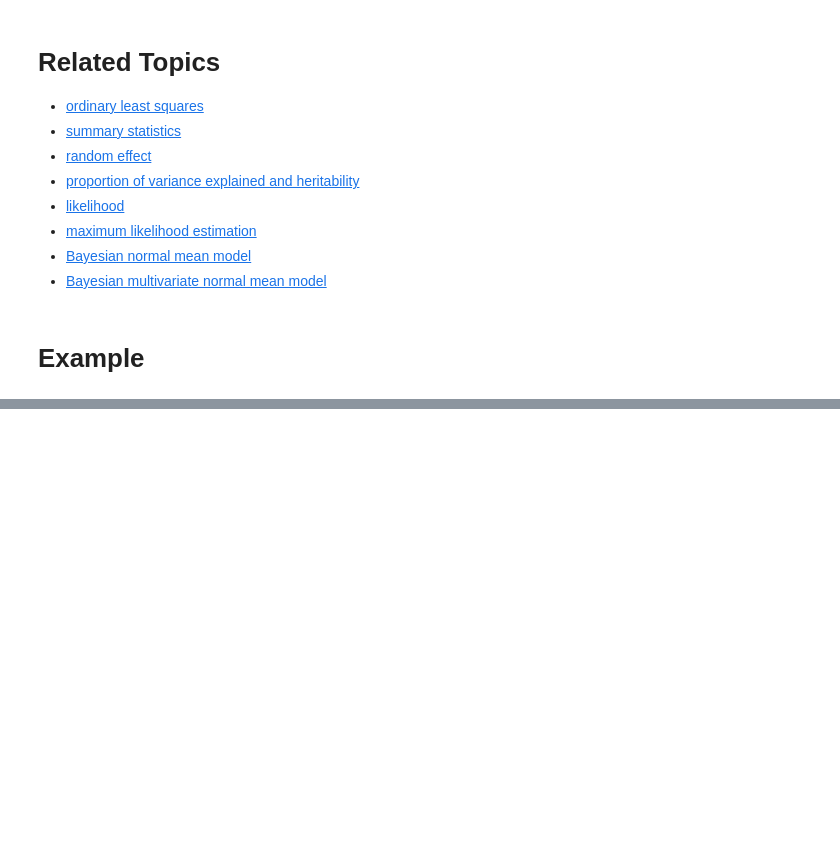
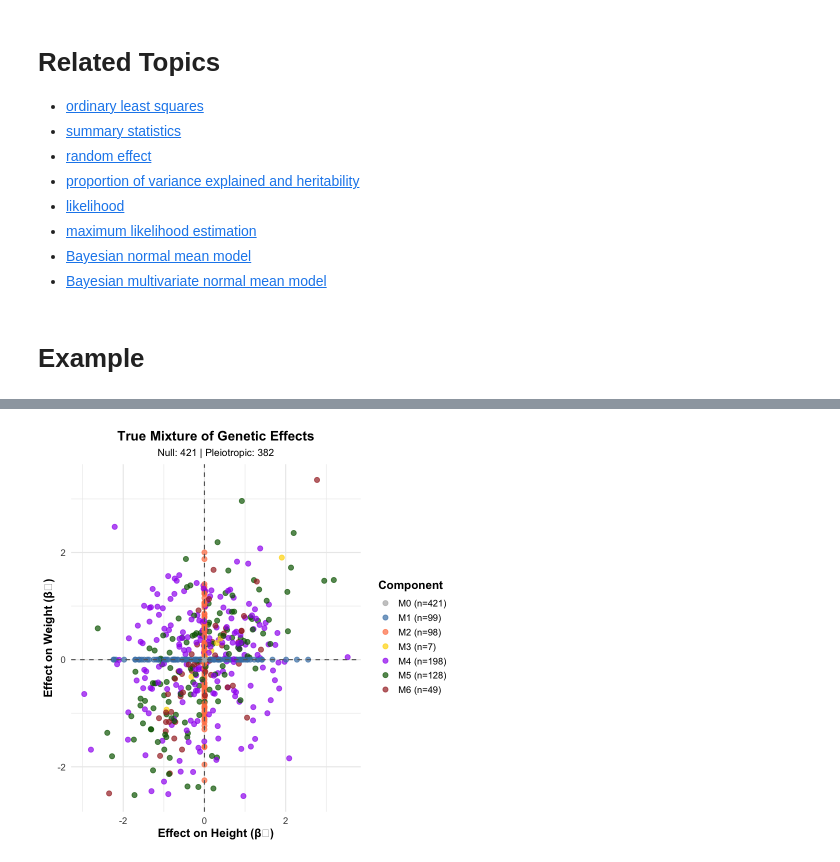
Before and after one commit to StatFunGen/statgen-primer, a Jupyter notebook: Bayesian_mixture_model.ipynb, the cells around one changed output, grey strips where cells are left out. Drawn from its saved outputs; the diff is of its cells as text; code cells hidden in the pictures; blank space fills up the shorter version.

```diff
--- a/Bayesian_mixture_model.ipynb
+++ b/Bayesian_mixture_model.ipynb
@@ -736,0 +206,10 @@ The following objects are masked from 'package:base':
+# %%
+# Summary statistics
+null_variants <- sum(component_assignments == "M0")
+nonpleiotropic_variants <- sum(component_assignments %in% c("M0", "M1", "M2"))
+pleiotropic_variants <- sum(component_assignments %in% c("M3", "M4", "M5", "M6"))
+component_counts <- table(component_assignments)
+
+cat("\nGenerated effect sizes for", M, "variants:\n")
+component_counts
+models_df
@@ -736,0 +231,35 @@ The following objects are masked from 'package:base':
+# %%
+# Visualize the mixture of effect sizes
+component_colors <- c("M0" = "gray70", "M1" = "steelblue", "M2" = "coral",
+                     "M3" = "gold", "M4" = "purple", "M5" = "darkgreen", "M6" = "brown")
+
+plot_data <- data.frame(
+  Height_Effect = beta_height,
+  Weight_Effect = beta_weight,
+  Component = component_assignments
+)
+
+p1 <- ggplot(plot_data, aes(x = Height_Effect, y = Weight_Effect, color = Component)) +
+  geom_point(size = 2.5, alpha = 0.7) +
+  geom_hline(yintercept = 0, linetype = "dashed", color = "gray40") +
+  geom_vline(xintercept = 0, linetype = "dashed", color = "gray40") +
+  scale_color_manual(values = component_colors,
+                     labels = paste0(names(component_counts), " (n=", component_counts, ")")) +
+  labs(
+    title = "True Mixture of Genetic Effects",
+    subtitle = paste("Null:", null_variants, "| Pleiotropic:", pleiotropic_variants),
+    x = "Effect on Height (β₁)",
+    y = "Effect on Weight (β₂)"
+  ) +
+  theme_minimal(base_size = 14) +
+  theme(
+    plot.title = element_text(hjust = 0.5, face = "bold", size = 16),
+    plot.subtitle = element_text(hjust = 0.5, size = 12),
+    axis.title = element_text(face = "bold"),
+    legend.title = element_text(face = "bold"),
+    legend.position = "right"
+  )
+
+print(p1)
+# %% [output]
+[figure, added]
```
Also changed, not shown: parts of 55 cells of this notebook, 7 other files.
